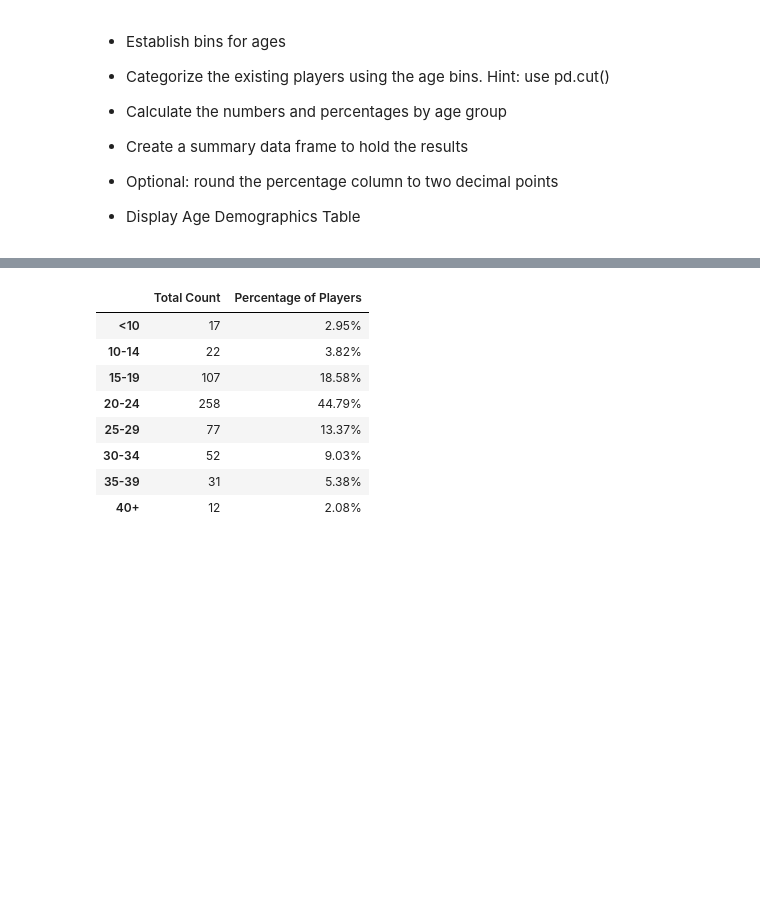
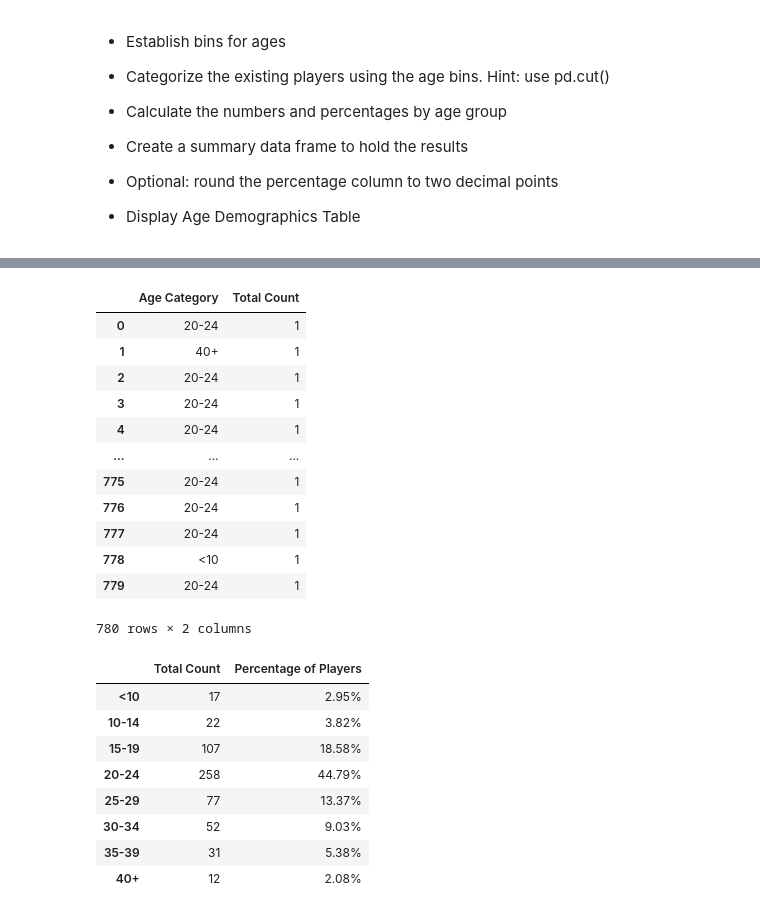
Before and after one commit to JMazick/pandas-challenge, a Jupyter notebook: HeroesOfPymoli/HeroesOfPymoli_starter.ipynb, the cells around one changed output, grey strips where cells are left out. Cells and saved outputs as stored; diff of their text form; code cells hidden in the pictures; blank space fills up the shorter version.

```diff
--- a/HeroesOfPymoli/HeroesOfPymoli_starter.ipynb
+++ b/HeroesOfPymoli/HeroesOfPymoli_starter.ipynb
@@ -217,0 +272,3 @@ del purchasing_df
+# %%
+age_demo_df = age_demo_df.drop(columns='Age')
+age_demo_df
@@ -217,0 +289,17 @@ del purchasing_df
+# %%
+age_demo_df["Total Count"] = age_demo_df.count(axis='columns')
+age_demo_df
+# %% [output]
+|  | Age Category | Total Count |
+| 0 | 20-24 | 1 |
+| 1 | 40+ | 1 |
+| 2 | 20-24 | 1 |
+| 3 | 20-24 | 1 |
+| 4 | 20-24 | 1 |
+| ... | ... | ... |
+| 775 | 20-24 | 1 |
+| 776 | 20-24 | 1 |
+| 777 | 20-24 | 1 |
+| 778 | <10 | 1 |
+| 779 | 20-24 | 1 |
+780 rows × 2 columns
```
Also changed, not shown: parts of 7 cells of this notebook.
